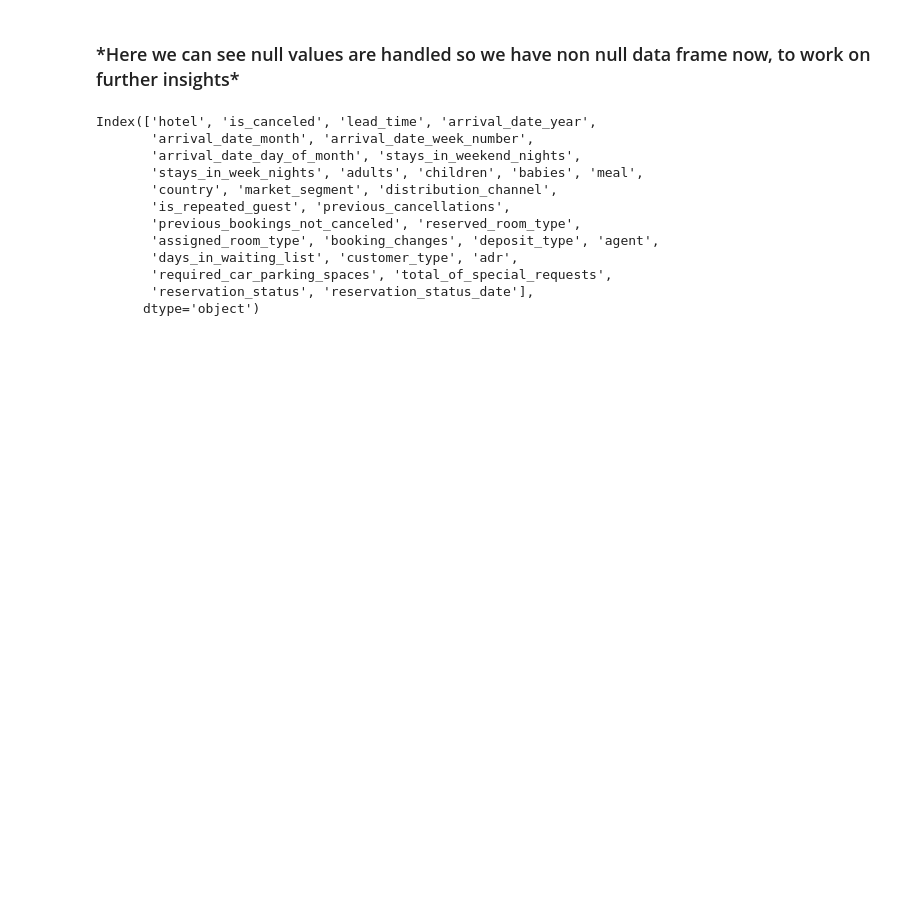
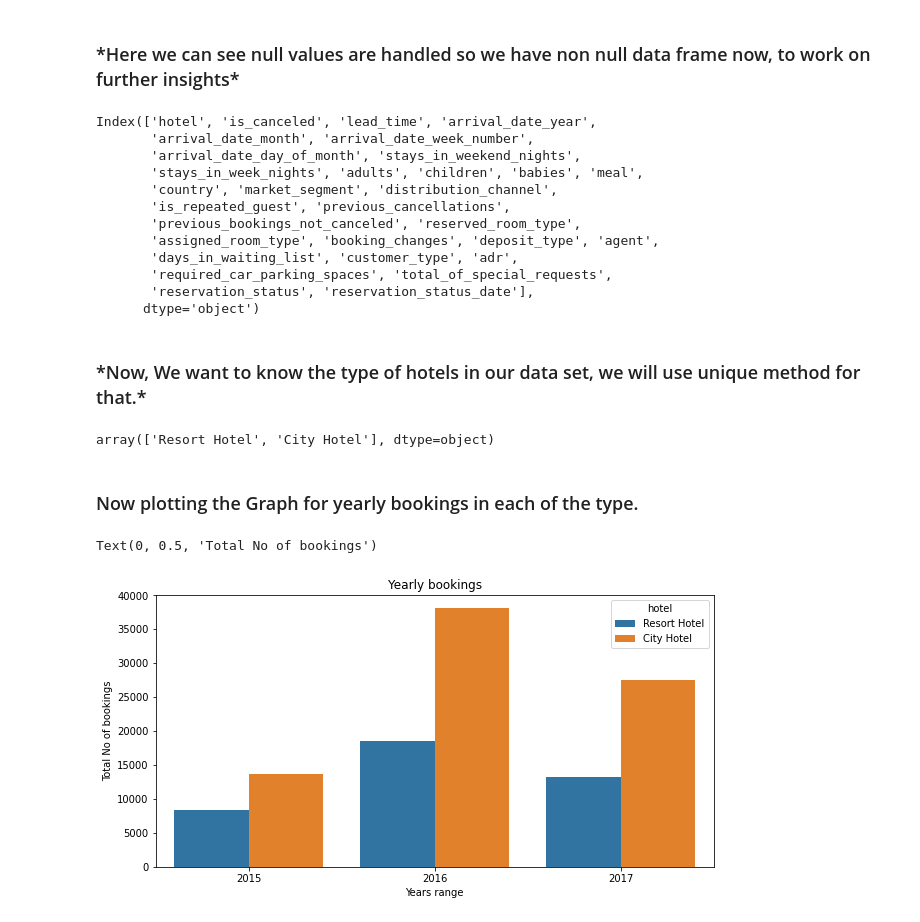
Before and after one commit to adarshsoni10/Data-Analysis-on-Hotel-Bookings, a Jupyter notebook: Copy_of_Hotel_Booking_Analysis_Capstone_Project.ipynb, the cells around one changed output. Drawn from its saved outputs; the diff is of its cells as text; code cells hidden in the pictures; blank space fills up the shorter version.

```diff
--- a/Copy_of_Hotel_Booking_Analysis_Capstone_Project.ipynb
+++ b/Copy_of_Hotel_Booking_Analysis_Capstone_Project.ipynb
@@ -171,3 +171,18 @@ Index(['hotel', 'is_canceled', 'lead_time', 'arrival_date_year',
        'required_car_parking_spaces', 'total_of_special_requests',
        'reservation_status', 'reservation_status_date'],
       dtype='object')
+# %% [markdown]
+<h3>*Now, We want to know the type of hotels in our data set, we will use unique method for that.*
+# %%
+df['hotel'].unique()
+# %% [output]
+array(['Resort Hotel', 'City Hotel'], dtype=object)
+# %% [markdown]
+<h3>Now plotting the Graph for yearly bookings in each of the type.
+# %%
+sns.countplot (x= 'arrival_date_year', data= df, hue= 'hotel').set_title ('Yearly bookings')
+plt.xlabel('Years range')
+plt.ylabel('Total No of bookings')
+# %% [output]
+Text(0, 0.5, 'Total No of bookings')
+[figure, added]
```
Also changed, not shown: parts of 3 cells of this notebook.
